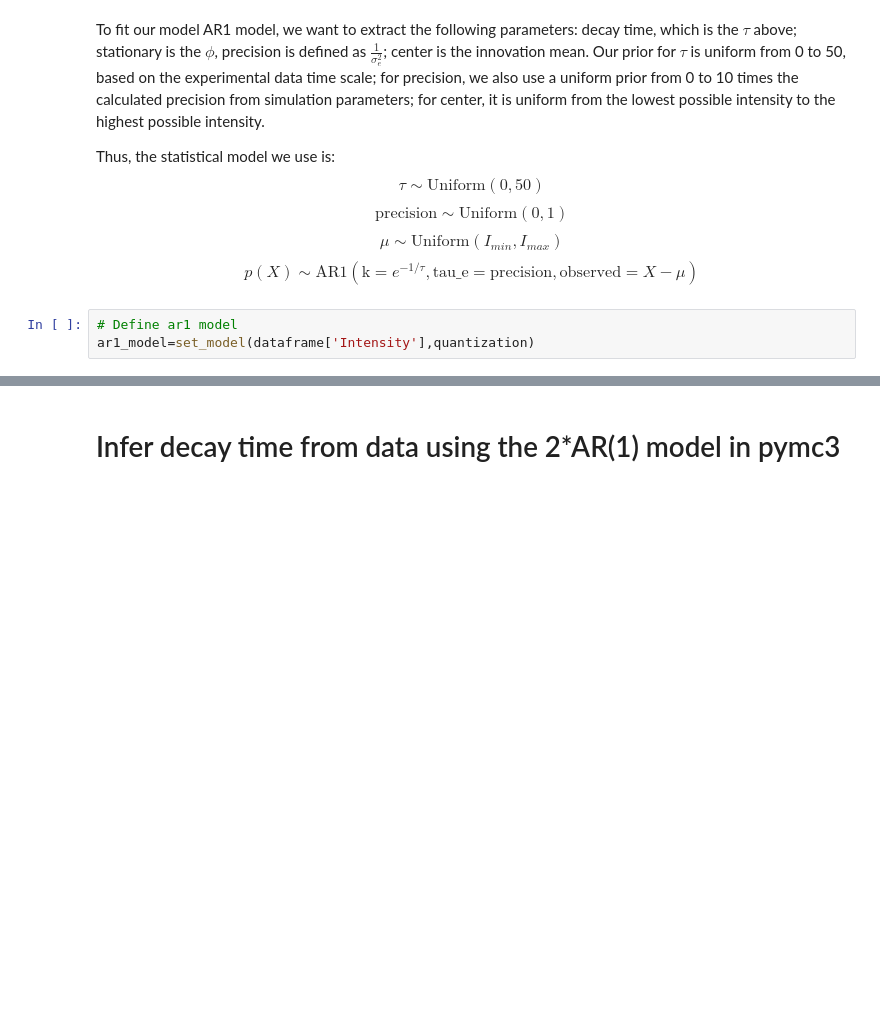
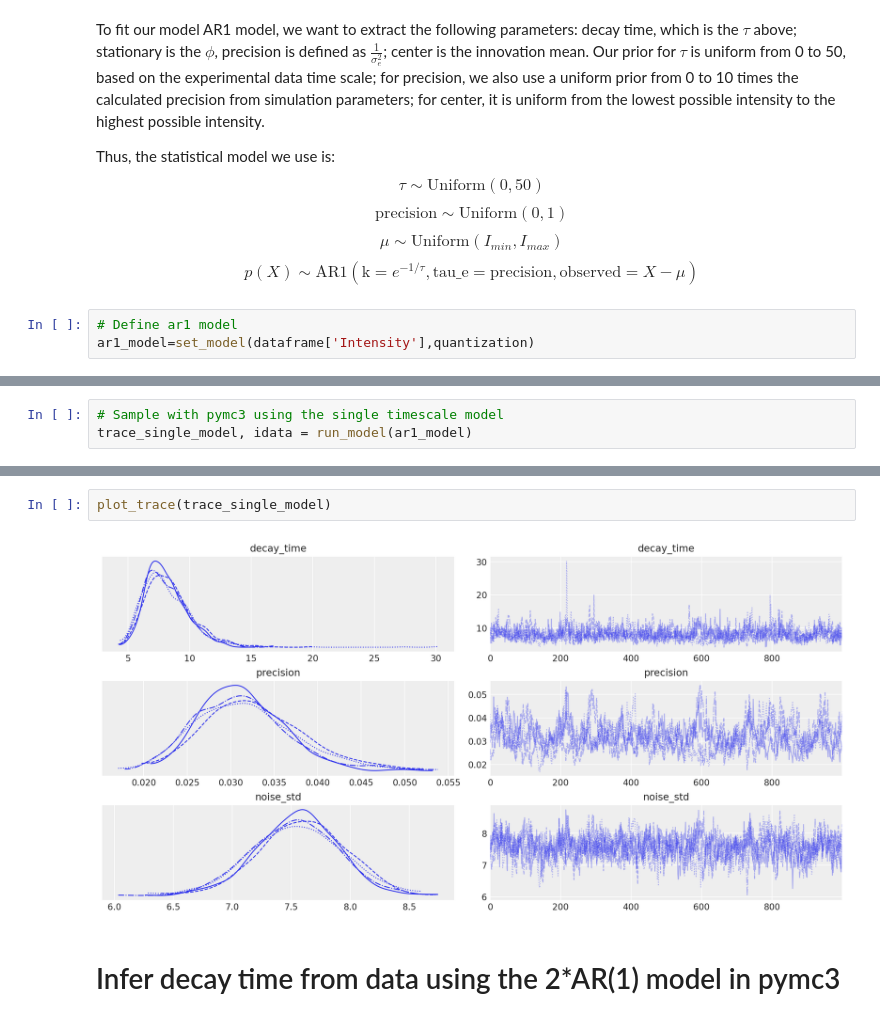
Before and after one commit to wwy-wwy-wwy/Biomolecular-Condensates, a Jupyter notebook: documentation.ipynb, the cells around one changed output, grey strips where cells are left out. Drawn from its saved outputs; the diff is of its cells as text; blank space fills up the shorter version.

Commit message:
Sampling and plotting are packaged into customized functions with tuning parameters

```diff
--- a/documentation.ipynb
+++ b/documentation.ipynb
@@ -119,0 +108,3 @@ az.plot_trace(
+# %%
+# Sample with pymc3 using the single timescale model
+trace_single_model, idata = run_model(ar1_model)
@@ -120,3 +125,7 @@ az.plot_trace(
+# %%
+plot_trace(trace_single_model)
+# %% [output]
+[figure, added]
 # %% [markdown]
 # Infer decay time from data using the 2*AR(1) model in pymc3
 # %%
```
Also changed, not shown: parts of 10 cells of this notebook, 1 other file.
